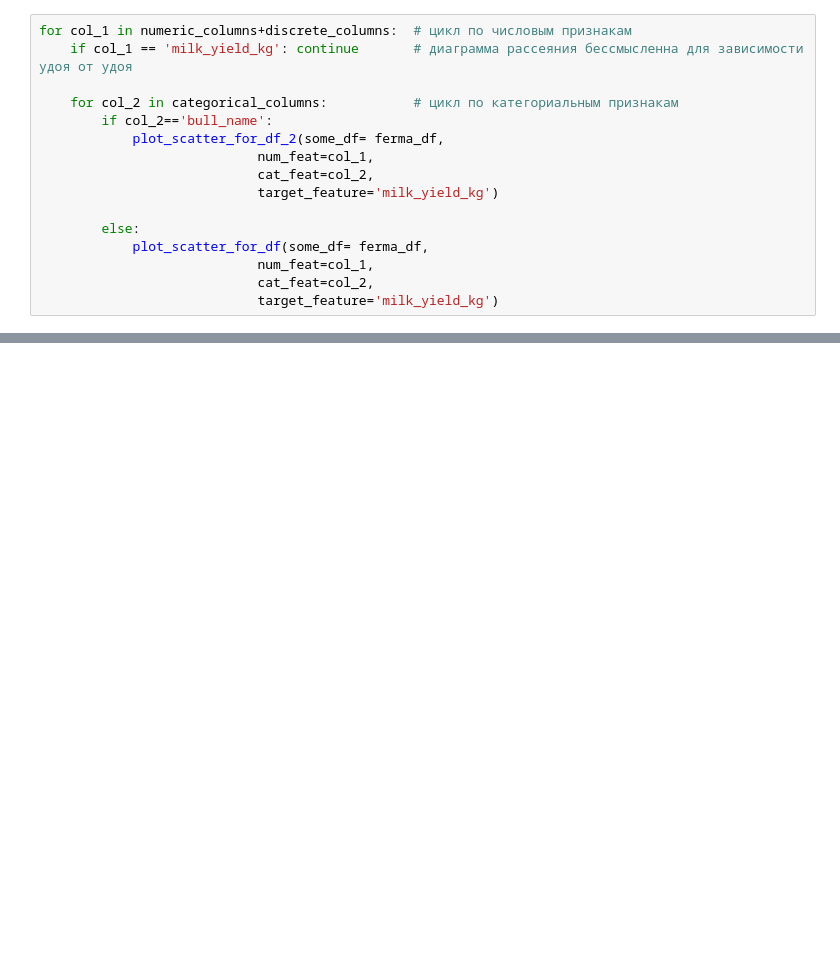
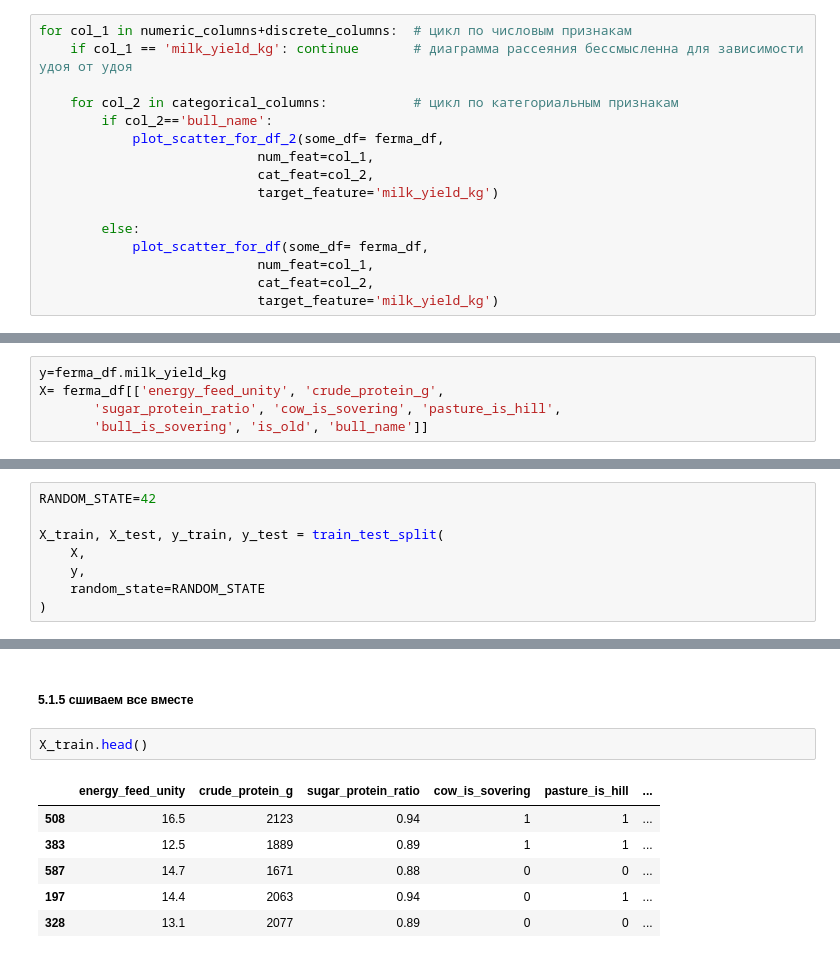
Before and after one commit to anthonypotekhin/studying, a Jupyter notebook: yandex_practicum/mashine_learning_proj.ipynb, the cells around one changed output, grey strips where cells are left out. Drawn from its saved outputs; the diff is of its cells as text; blank space fills up the shorter version.

```diff
--- a/yandex_practicum/mashine_learning_proj.ipynb
+++ b/yandex_practicum/mashine_learning_proj.ipynb
@@ -1334,0 +1388,5 @@ for col_1 in numeric_columns+discrete_columns:  # цикл по числовым
+# %%
+y=ferma_df.milk_yield_kg
+X= ferma_df[['energy_feed_unity', 'crude_protein_g',
+       'sugar_protein_ratio', 'cow_is_sovering', 'pasture_is_hill',
+       'bull_is_sovering', 'is_old', 'bull_name']]
@@ -1334,0 +1395,8 @@ for col_1 in numeric_columns+discrete_columns:  # цикл по числовым
+# %%
+RANDOM_STATE=42
+
+X_train, X_test, y_train, y_test = train_test_split(
+    X,
+    y,
+    random_state=RANDOM_STATE
+)
@@ -1334,0 +1481,11 @@ for col_1 in numeric_columns+discrete_columns:  # цикл по числовым
+# %% [markdown]
+##### 5.1.5 сшиваем все вместе
+# %%
+X_train.head()
+# %% [output]
+|  | energy_feed_unity | crude_protein_g | sugar_protein_ratio | cow_is_sovering | pasture_is_hill | ... |
+| 508 | 16.5 | 2123 | 0.94 | 1 | 1 | ... |
+| 383 | 12.5 | 1889 | 0.89 | 1 | 1 | ... |
+| 587 | 14.7 | 1671 | 0.88 | 0 | 0 | ... |
+| 197 | 14.4 | 2063 | 0.94 | 0 | 1 | ... |
+| 328 | 13.1 | 2077 | 0.89 | 0 | 0 | ... |
```
Also changed, not shown: parts of 33 cells of this notebook, 1 other file.
